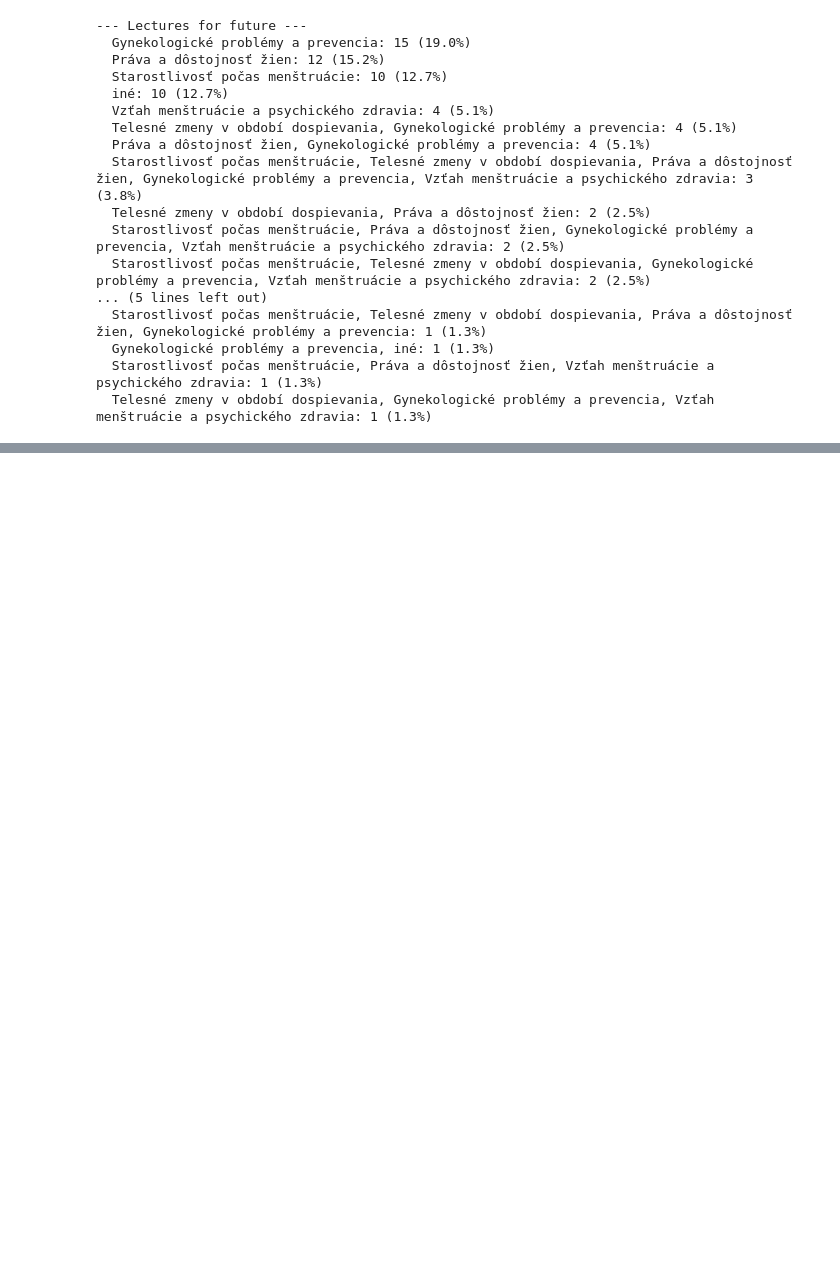
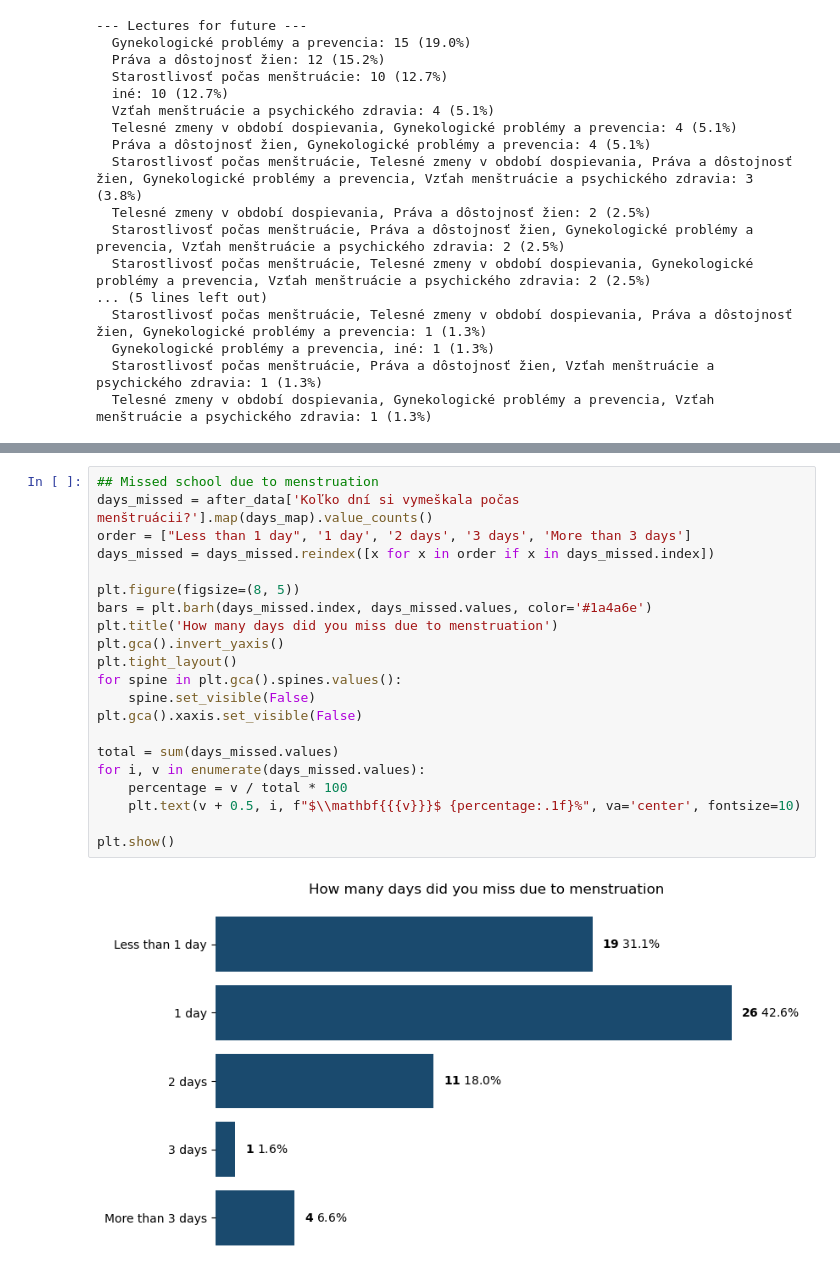
Before and after one commit to hovancas/Bardejov-research, a Jupyter notebook: after_installation_analysis.ipynb, the cells around one changed output, grey strips where cells are left out. Saved outputs shown, nothing was run; the diff lists cells and outputs as text; blank space fills up the shorter version.

```diff
--- a/after_installation_analysis.ipynb
+++ b/after_installation_analysis.ipynb
@@ -227,0 +338,23 @@ for answer, count in lectures_fut.items():
+# %%
+## Missed school due to menstruation
+days_missed = after_data['Koľko dní si vymeškala počas menštruácii?'].map(days_map).value_counts()
+order = ["Less than 1 day", '1 day', '2 days', '3 days', 'More than 3 days']
+days_missed = days_missed.reindex([x for x in order if x in days_missed.index])
+
+plt.figure(figsize=(8, 5))
+bars = plt.barh(days_missed.index, days_missed.values, color='#1a4a6e')
+plt.title('How many days did you miss due to menstruation')
+plt.gca().invert_yaxis()
+plt.tight_layout()
+for spine in plt.gca().spines.values():
+    spine.set_visible(False)
+plt.gca().xaxis.set_visible(False)
+
+total = sum(days_missed.values)
+for i, v in enumerate(days_missed.values):
+    percentage = v / total * 100
+    plt.text(v + 0.5, i, f"$\\mathbf{{{v}}}$ {percentage:.1f}%", va='center', fontsize=10)
+
+plt.show()
+# %% [output]
+[figure, added]
```
Also changed, not shown: parts of 29 cells of this notebook, 1 other file.
